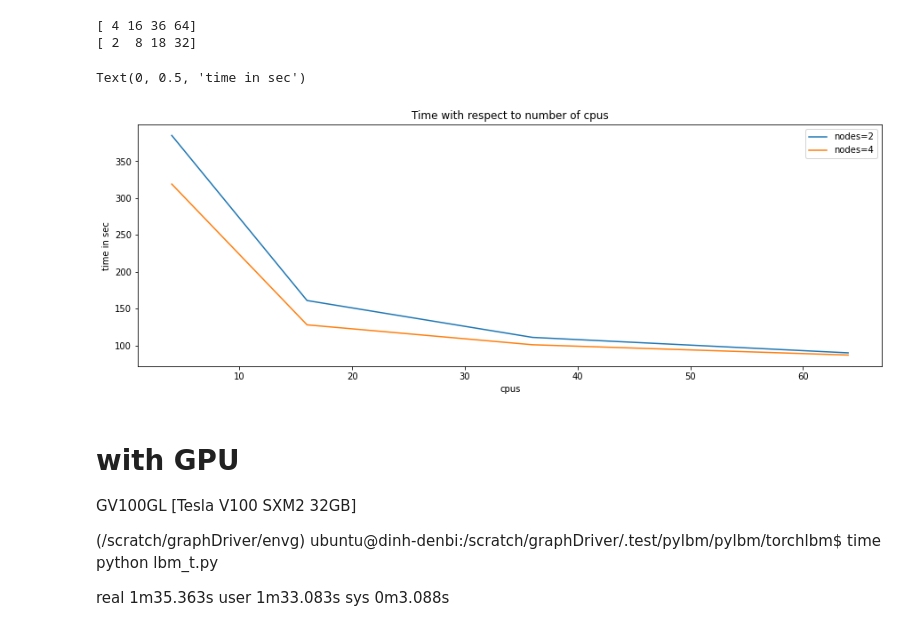
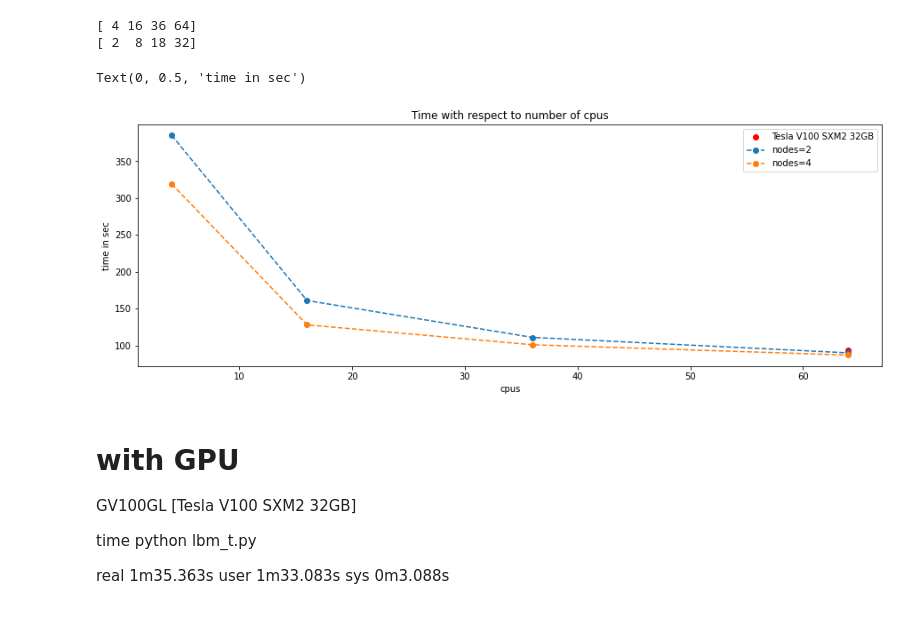
Before and after one commit to jonas27/pylbm, a Jupyter notebook: milestones/m7/stats_out.ipynb, the cells around one changed output. Drawn from its saved outputs; the diff is of its cells as text; code cells hidden in the pictures.

```diff
--- a/milestones/m7/stats_out.ipynb
+++ b/milestones/m7/stats_out.ipynb
@@ -21,31 +21,36 @@ for comb in combinations:
 # %%
 import matplotlib.pyplot as plt
 import numpy as np
 fig, ax = plt.subplots(figsize=(15,5))
 
+
+plt.plot(64, 60+33.083, 'ro', label='Tesla V100 SXM2 32GB')
+
 num_com = 0
 node = combinations[num_com][0]
-plt.plot(np.array(combinations[num_com][1])*2, res_nodes[num_com], label='nodes=2')
+plt.plot(np.array(combinations[num_com][1])*2, res_nodes[num_com],'--bo', color='tab:blue', label='nodes=2')
 print(np.array(combinations[num_com][1])*2)
 
 num_com = 1
 node = combinations[num_com][0]
-plt.plot(np.array(combinations[num_com][1])*4, res_nodes[num_com], label='nodes=4')
+plt.plot(np.array(combinations[num_com][1])*4, res_nodes[num_com],'--bo', color='tab:orange', label='nodes=4')
 print(np.array(combinations[num_com][1])*2)
+
+
 ax.legend()
 ax.set_title("Time with respect to number of cpus")
 ax.set_xlabel("cpus")
 ax.set_ylabel("time in sec")
 # %% [output]
 [ 4 16 36 64]
 [ 2  8 18 32]
 Text(0, 0.5, 'time in sec')
-[figure, old version]
+[figure, new version]
 # %% [markdown]
 # with GPU
 GV100GL [Tesla V100 SXM2 32GB]
 
-(/scratch/graphDriver/envg) ubuntu@dinh-denbi:/scratch/graphDriver/.test/pylbm/pylbm/torchlbm$ time python lbm_t.py
+time python lbm_t.py
 
 real    1m35.363s
 user    1m33.083s
```
Also changed, not shown: parts of 1 cell of this notebook, 1 other file.
